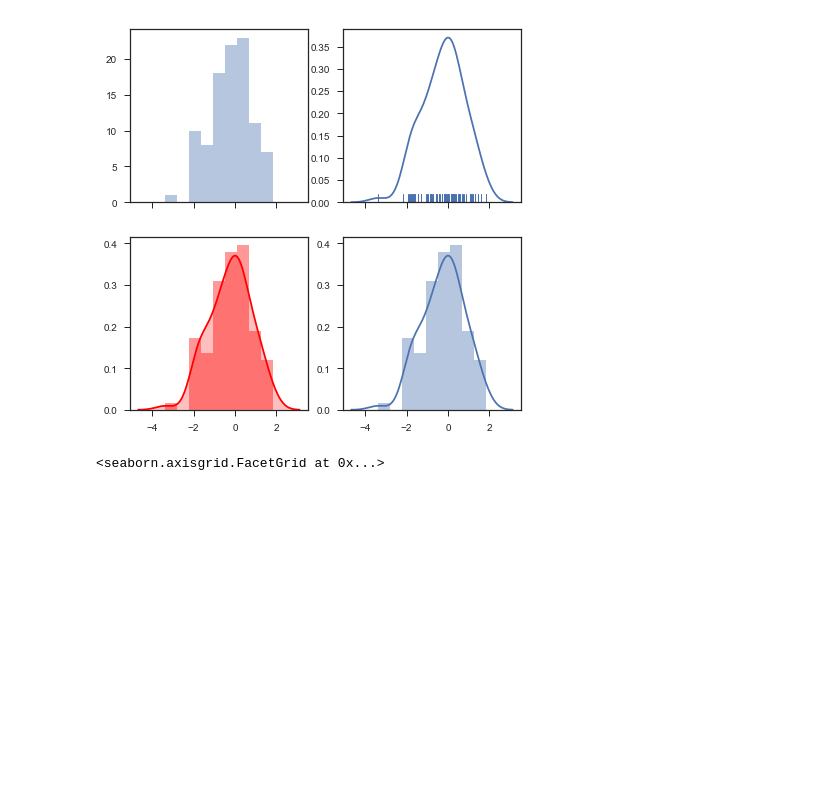
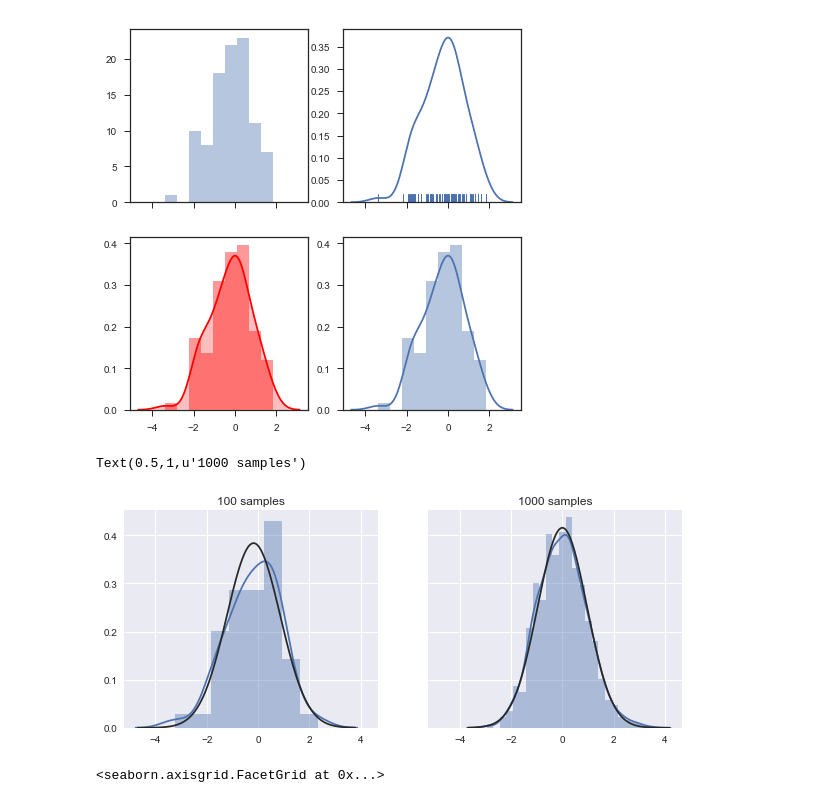
Before and after one commit to sugang/ml_general, a Jupyter notebook: learning/plot/01.seaborn.ipynb, the cells around one changed output. Saved outputs shown, nothing was run; the diff lists cells and outputs as text; code cells hidden in the pictures; blank space fills up the shorter version.

```diff
--- a/learning/plot/01.seaborn.ipynb
+++ b/learning/plot/01.seaborn.ipynb
@@ -184,6 +187,14 @@ sns.distplot(normal_dist, ax=axes[1,1])
 # %% [output]
 <matplotlib.axes._subplots.AxesSubplot at 0x...>
 [figure]
+# %%
+from scipy.stats import norm #fit a normal dist
+f, axes = plt.subplots(1, 2, figsize=(10, 4), sharex=True, sharey='all')
+sns.distplot(np.random.normal(size=50), fit=norm, ax=axes[0]).set_title("100 samples")
+sns.distplot(np.random.normal(size=1000), fit=norm, ax=axes[1]).set_title("1000 samples")
+# %% [output]
+Text(0.5,1,u'1000 samples')
+[figure, added]
 # %%
 ?sns.rugplot #no need to get too deep into the details
 # %%
```
Also changed, not shown: parts of 4 cells of this notebook.
